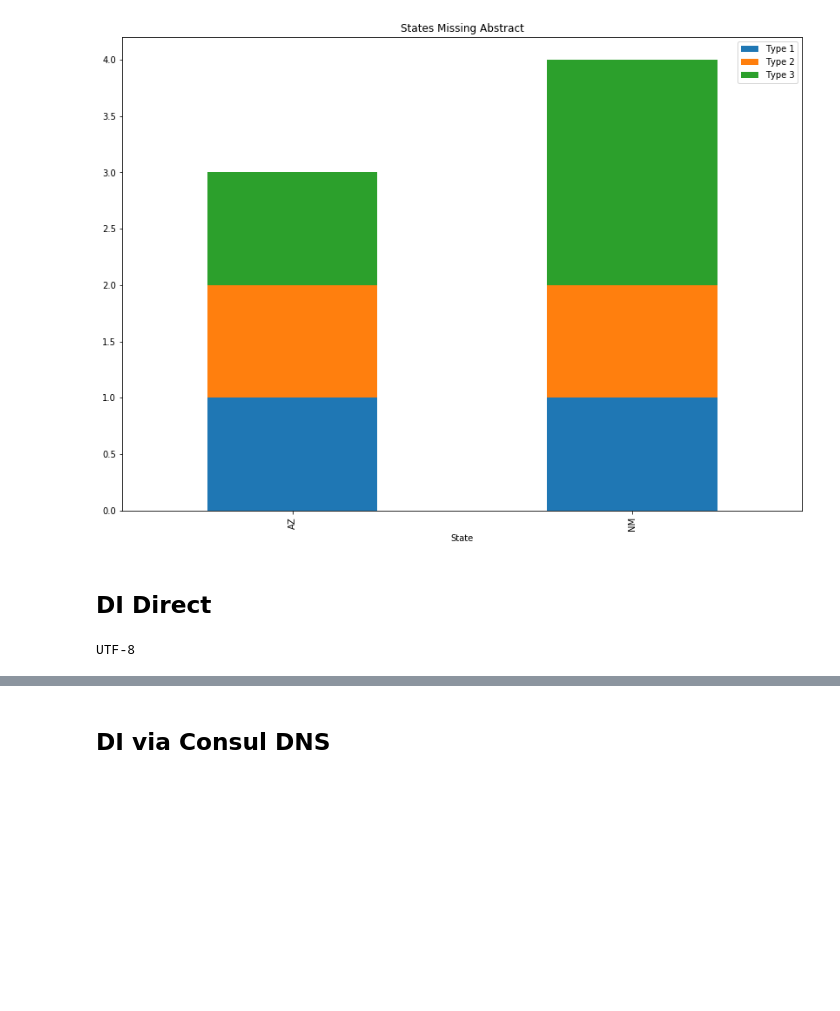
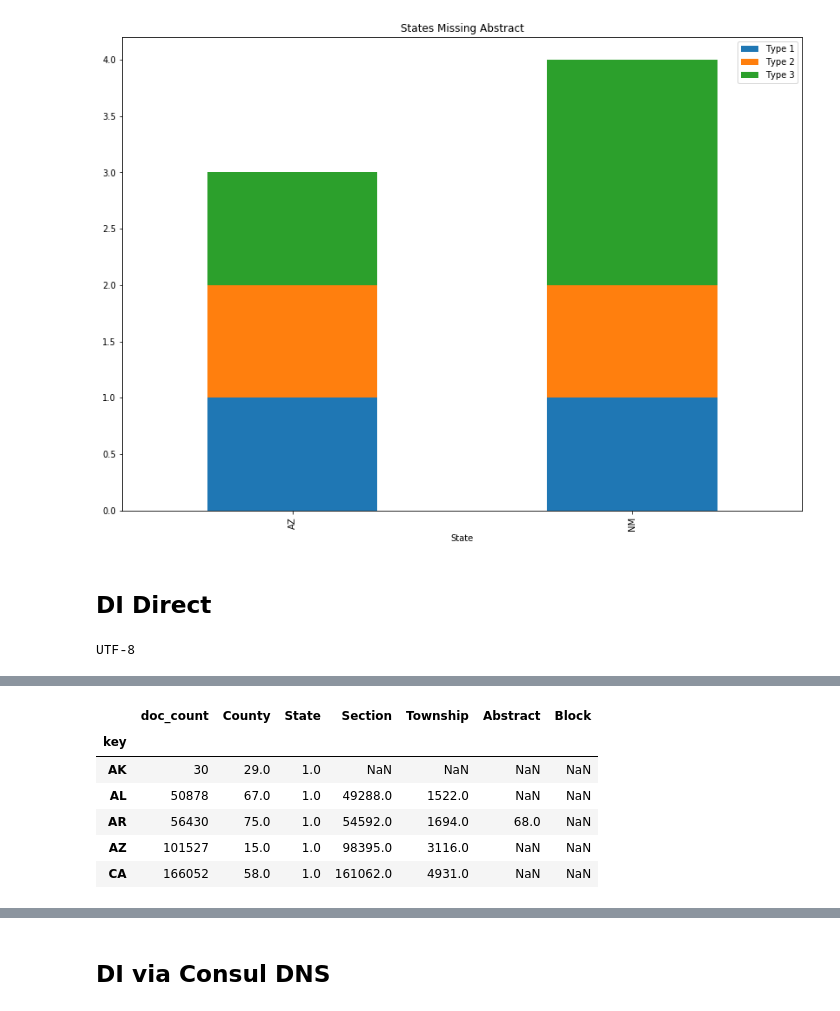
Before and after one commit to rrguzman1976/es-methods, a Jupyter notebook: examples/es-query-1.ipynb, the cells around one changed output, grey strips where cells are left out. Drawn from its saved outputs; the diff is of its cells as text; code cells hidden in the pictures; blank space fills up the shorter version.

```diff
--- a/examples/es-query-1.ipynb
+++ b/examples/es-query-1.ipynb
@@ -167,0 +161,20 @@ by_state_df.plot.bar(title="Documents by State", y='Townships', figsize=(14, 10)
+# %%
+by_state_df2 = pd.DataFrame(by_state)
+by_state_df2["buckets"] = by_state_df2.by_type.apply(lambda x: x['buckets'])
+by_state_df2["keyval"] = by_state_df2.buckets.apply(lambda x: {d['key']:d['doc_count'] for d in x})
+
+tmp_df = pd.DataFrame(by_state_df2["keyval"].to_dict())
+tmp_df = tmp_df.transpose().copy()
+
+shredded_df = by_state_df2.join(tmp_df)
+shredded_df.drop(columns=["by_type", "buckets", "keyval"], inplace=True, axis=1)
+shredded_df.set_index('key', inplace=True)
+shredded_df.head()
+# %% [output]
+|  | doc_count | County | State | Section | Township | Abstract | Block |
+| key |  |  |  |  |  |  |  |
+| AK | 30 | 29.0 | 1.0 | NaN | NaN | NaN | NaN |
+| AL | 50878 | 67.0 | 1.0 | 49288.0 | 1522.0 | NaN | NaN |
+| AR | 56430 | 75.0 | 1.0 | 54592.0 | 1694.0 | 68.0 | NaN |
+| AZ | 101527 | 15.0 | 1.0 | 98395.0 | 3116.0 | NaN | NaN |
+| CA | 166052 | 58.0 | 1.0 | 161062.0 | 4931.0 | NaN | NaN |
```
Also changed, not shown: parts of 9 cells of this notebook, 4 other files.
